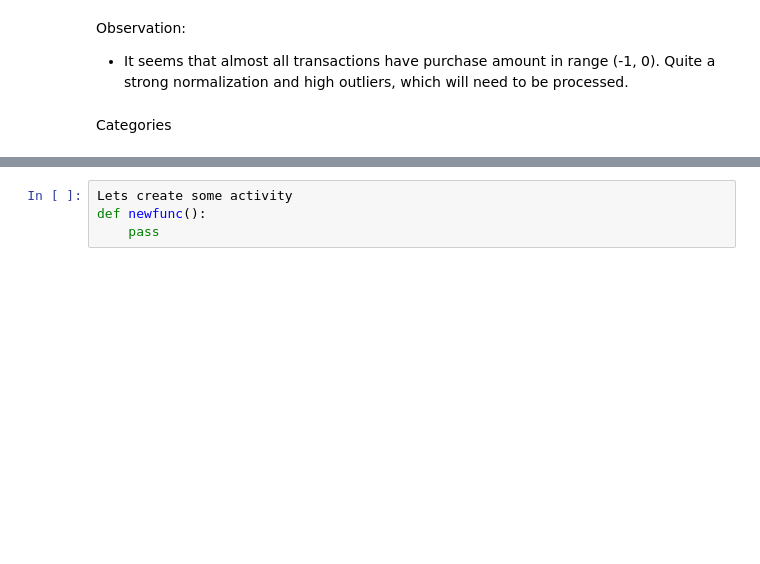
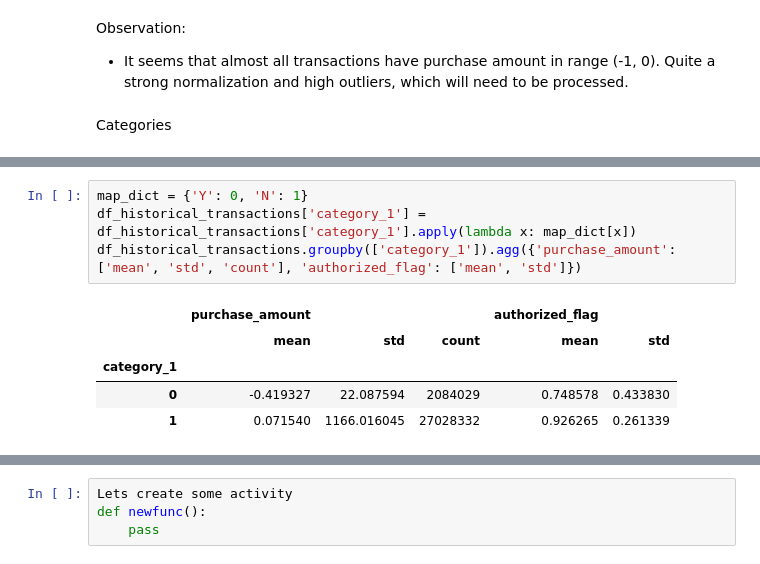
Before and after one commit to johngreibelarsen/understand-customer-loyalty, a Jupyter notebook: basic_kernel.ipynb, the cells around one changed output, grey strips where cells are left out. Drawn from its saved outputs; the diff is of its cells as text; blank space fills up the shorter version.

```diff
--- a/basic_kernel.ipynb
+++ b/basic_kernel.ipynb
@@ -349,0 +368,10 @@ Categories
+# %%
+map_dict = {'Y': 0, 'N': 1}
+df_historical_transactions['category_1'] = df_historical_transactions['category_1'].apply(lambda x: map_dict[x])
+df_historical_transactions.groupby(['category_1']).agg({'purchase_amount': ['mean', 'std', 'count'], 'authorized_flag': ['mean', 'std']})
+# %% [output]
+|  | purchase_amount |  |  | authorized_flag |  |
+|  | mean | std | count | mean | std |
+| category_1 |  |  |  |  |  |
+| 0 | -0.419327 | 22.087594 | 2084029 | 0.748578 | 0.433830 |
+| 1 | 0.071540 | 1166.016045 | 27028332 | 0.926265 | 0.261339 |
```
Also changed, not shown: parts of 12 cells of this notebook.
